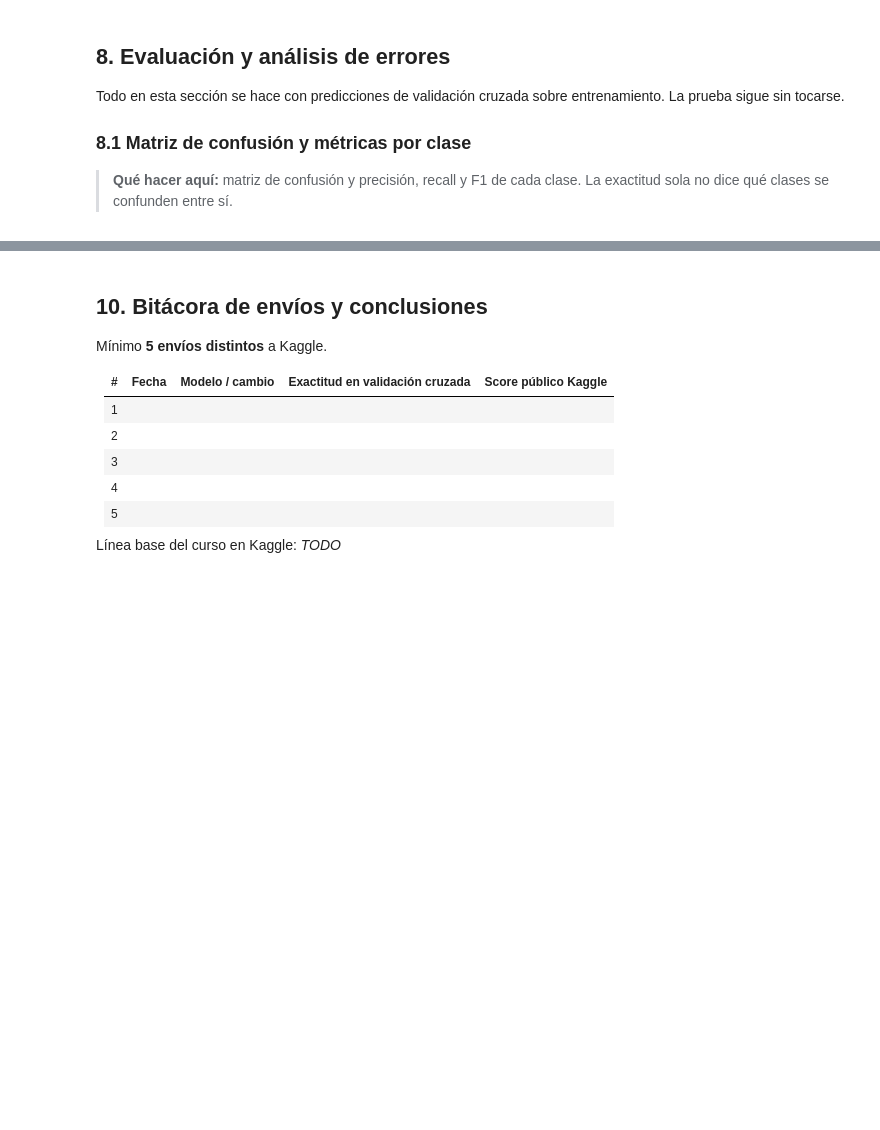
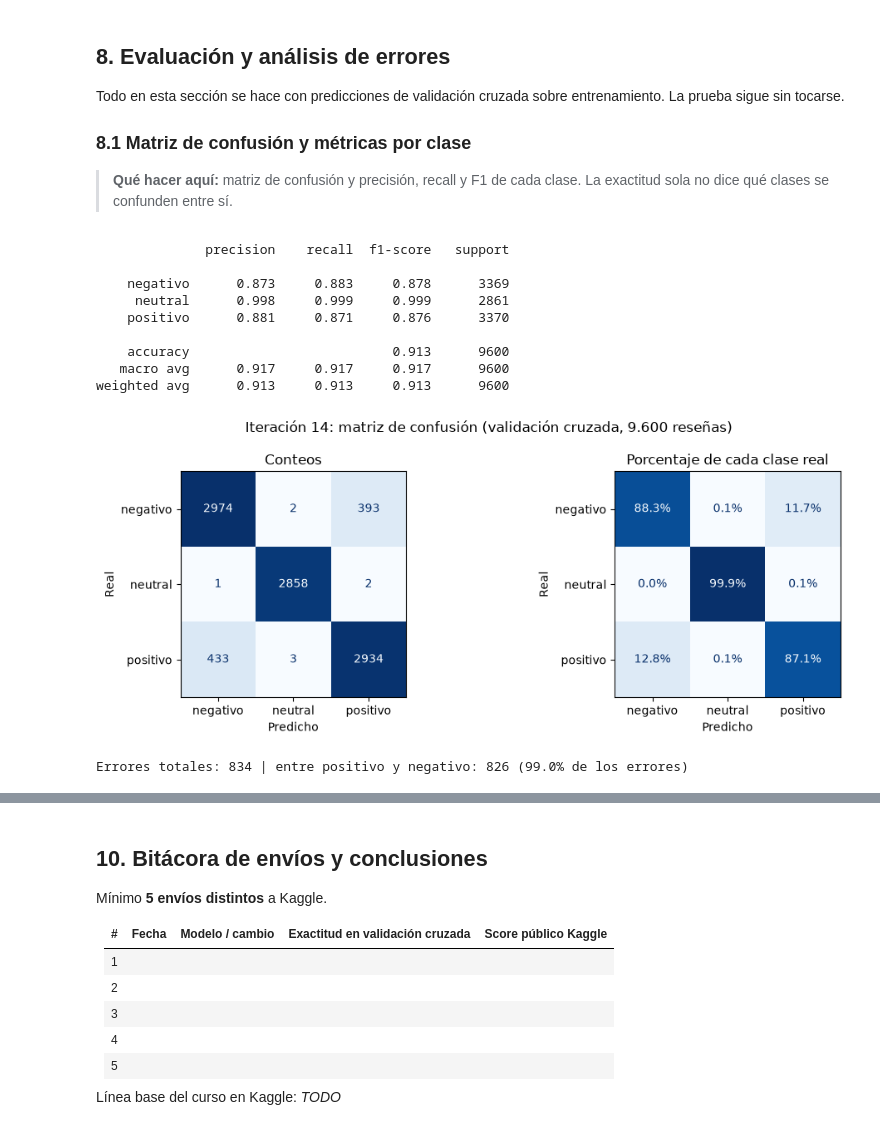
Before and after one commit to Alejob12/proyecto-1-machine-learning, a Jupyter notebook: parte1.ipynb, the cells around one changed output, grey strips where cells are left out. Drawn from its saved outputs; the diff is of its cells as text; code cells hidden in the pictures; blank space fills up the shorter version.

```diff
--- a/parte1.ipynb
+++ b/parte1.ipynb
@@ -530,0 +730,11 @@ En esta sección se recorre el camino visto en clase: de la representación más
+# %%
+for ngramas in [(1, 1), (1, 2), (1, 3)]:
+    vectorizador = tfidf(sublinear_tf=True, min_df=2, ngram_range=ngramas)
+    n_terminos = len(clone(vectorizador).fit(X_ent).vocabulary_)
+    for C in [3, 10, 30]:
+        evaluar(f"TF-IDF sublineal {ngramas} + LR (C={C})",
+                Pipeline([("vec", clone(vectorizador)), ("clf", regresion_logistica(C))]), "5.3",
+                n_gramas=str(ngramas), términos=n_terminos, C=C)
+
+print("\nAccuracy por rango de n-gramas (filas) y valor de C (columnas):")
+display(tabla("5.3").pivot(index=["n_gramas", "términos"], columns="C", values="accuracy"))
@@ -577,4 +2065,36 @@ Todo en esta sección se hace con predicciones de validación cruzada sobre entr
 
 ### 8.1 Matriz de confusión y métricas por clase
 > **Qué hacer aquí:** matriz de confusión y precisión, recall y F1 de cada clase. La exactitud sola no dice qué clases se confunden entre sí.
+# %%
+# 8.1 Matriz de confusión y métricas por clase del modelo final (iteración 14, predicciones de validación cruzada)
+print(classification_report(y_ent, pred_iter14, labels=LABELS, digits=3))
+
+fig, ejes = plt.subplots(1, 2, figsize=(11, 4))
+ConfusionMatrixDisplay.from_predictions(y_ent, pred_iter14, labels=LABELS, cmap="Blues", colorbar=False, ax=ejes[0])
+ejes[0].set_title("Conteos")
+ConfusionMatrixDisplay.from_predictions(y_ent, pred_iter14, labels=LABELS, cmap="Blues", colorbar=False,
+                                        normalize="true", values_format=".1%", ax=ejes[1])
+ejes[1].set_title("Porcentaje de cada clase real")
+for eje in ejes:
+    eje.set_xlabel("Predicho"); eje.set_ylabel("Real")
+plt.suptitle("Iteración 14: matriz de confusión (validación cruzada, 9.600 reseñas)")
+plt.tight_layout(); plt.show()
+
+errores = pred_iter14.values != y_ent.values
+confusion_pos_neg = ((y_ent.values == "positivo") & (pred_iter14.values == "negativo")).sum() + \
+                    ((y_ent.values == "negativo") & (pred_iter14.values == "positivo")).sum()
+print(f"Errores totales: {errores.sum()} | entre positivo y negativo: {confusion_pos_neg} "
+      f"({confusion_pos_neg / errores.sum():.1%} de los errores)")
+# %% [output]
+              precision    recall  f1-score   support
+
+    negativo      0.873     0.883     0.878      3369
+     neutral      0.998     0.999     0.999      2861
+    positivo      0.881     0.871     0.876      3370
+
+    accuracy                          0.913      9600
+   macro avg      0.917     0.917     0.917      9600
+weighted avg      0.913     0.913     0.913      9600
+[figure, added]
+Errores totales: 834 | entre positivo y negativo: 826 (99.0% de los errores)
 # %% [markdown]
```
Also changed, not shown: parts of 51 cells of this notebook.
